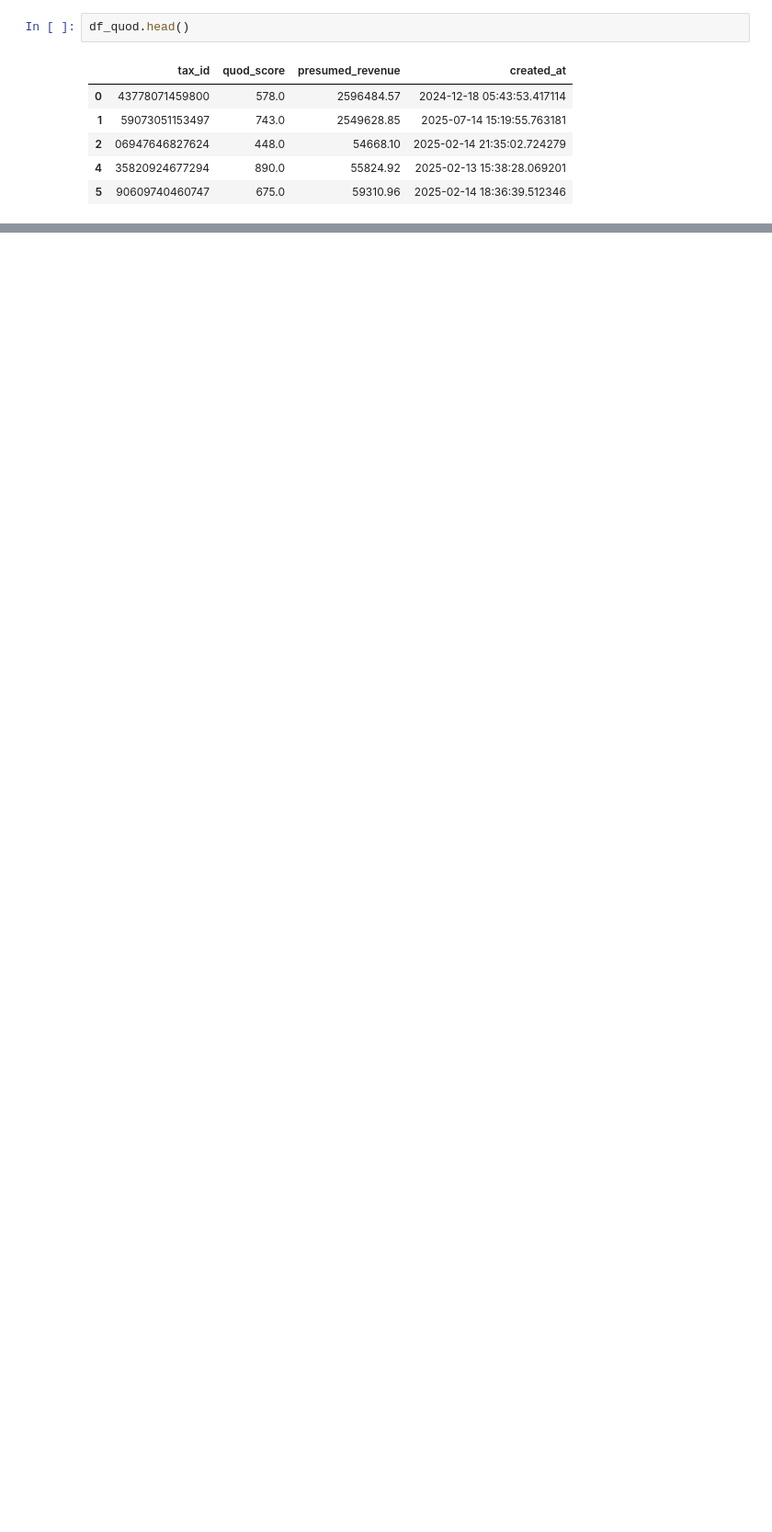
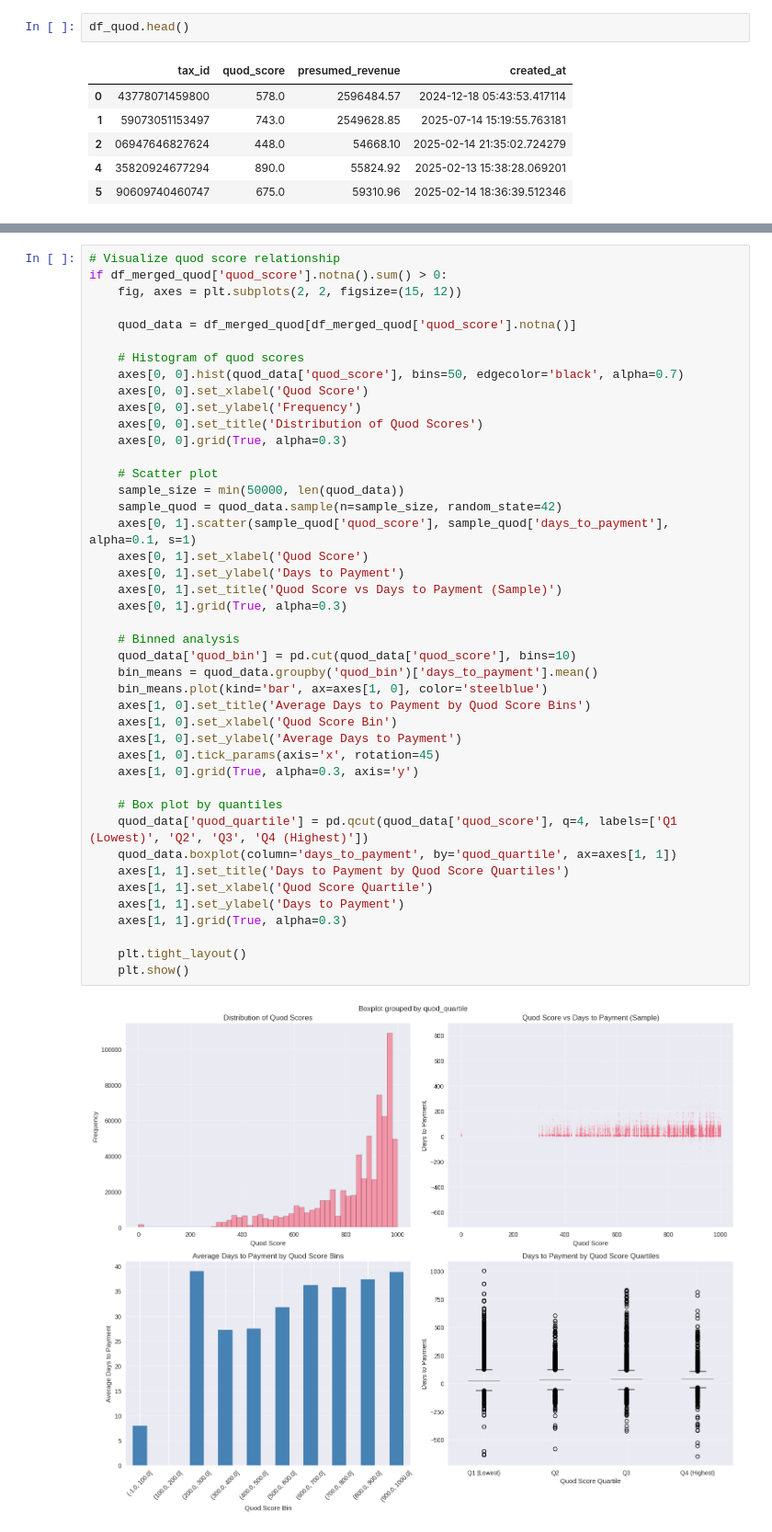
Before and after one commit to ClessonR/credit_payment_receivables, a Jupyter notebook: notebooks/eda.ipynb, the cells around one changed output, grey strips where cells are left out. Shown at 92% size. Cells and saved outputs as stored; diff of their text form; blank space fills up the shorter version.

```diff
--- a/notebooks/eda.ipynb
+++ b/notebooks/eda.ipynb
@@ -79,0 +504,45 @@ df_quod.head()
+# %%
+# Visualize quod score relationship
+if df_merged_quod['quod_score'].notna().sum() > 0:
+    fig, axes = plt.subplots(2, 2, figsize=(15, 12))
+
+    quod_data = df_merged_quod[df_merged_quod['quod_score'].notna()]
+
+    # Histogram of quod scores
+    axes[0, 0].hist(quod_data['quod_score'], bins=50, edgecolor='black', alpha=0.7)
+    axes[0, 0].set_xlabel('Quod Score')
+    axes[0, 0].set_ylabel('Frequency')
+    axes[0, 0].set_title('Distribution of Quod Scores')
+    axes[0, 0].grid(True, alpha=0.3)
+
+    # Scatter plot
+    sample_size = min(50000, len(quod_data))
+    sample_quod = quod_data.sample(n=sample_size, random_state=42)
+    axes[0, 1].scatter(sample_quod['quod_score'], sample_quod['days_to_payment'], alpha=0.1, s=1)
+    axes[0, 1].set_xlabel('Quod Score')
+    axes[0, 1].set_ylabel('Days to Payment')
+    axes[0, 1].set_title('Quod Score vs Days to Payment (Sample)')
+    axes[0, 1].grid(True, alpha=0.3)
+
+    # Binned analysis
+    quod_data['quod_bin'] = pd.cut(quod_data['quod_score'], bins=10)
+    bin_means = quod_data.groupby('quod_bin')['days_to_payment'].mean()
+    bin_means.plot(kind='bar', ax=axes[1, 0], color='steelblue')
+    axes[1, 0].set_title('Average Days to Payment by Quod Score Bins')
+    axes[1, 0].set_xlabel('Quod Score Bin')
+    axes[1, 0].set_ylabel('Average Days to Payment')
+    axes[1, 0].tick_params(axis='x', rotation=45)
+    axes[1, 0].grid(True, alpha=0.3, axis='y')
+
+    # Box plot by quantiles
+    quod_data['quod_quartile'] = pd.qcut(quod_data['quod_score'], q=4, labels=['Q1 (Lowest)', 'Q2', 'Q3', 'Q4 (Highest)'])
+    quod_data.boxplot(column='days_to_payment', by='quod_quartile', ax=axes[1, 1])
+    axes[1, 1].set_title('Days to Payment by Quod Score Quartiles')
+    axes[1, 1].set_xlabel('Quod Score Quartile')
+    axes[1, 1].set_ylabel('Days to Payment')
+    axes[1, 1].grid(True, alpha=0.3)
+
+    plt.tight_layout()
+    plt.show()
+# %% [output]
+[figure, added]
```
Also changed, not shown: parts of 29 cells of this notebook, 1 other file.
